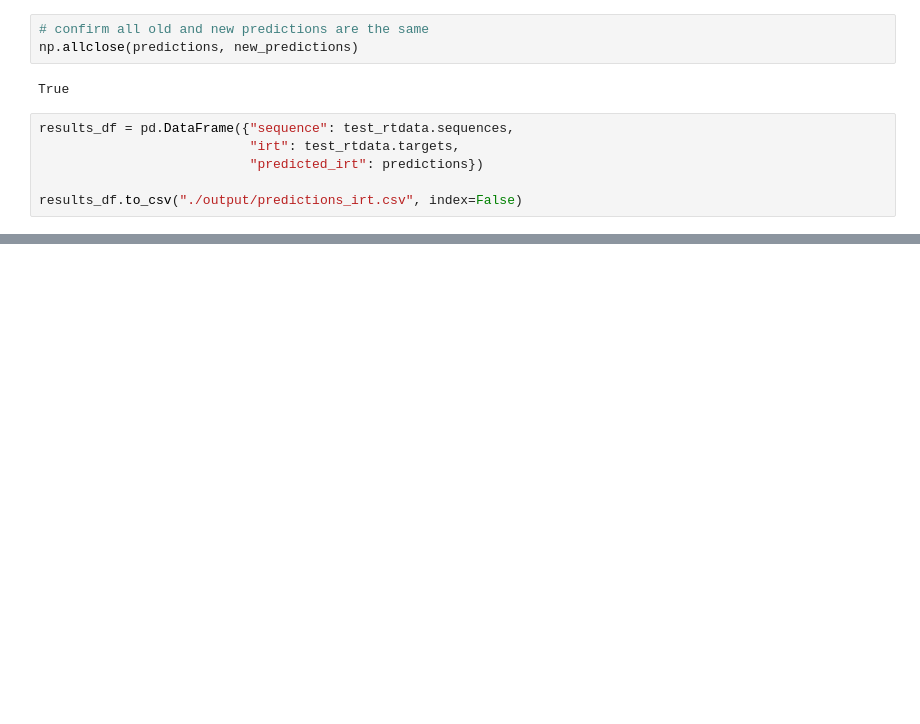
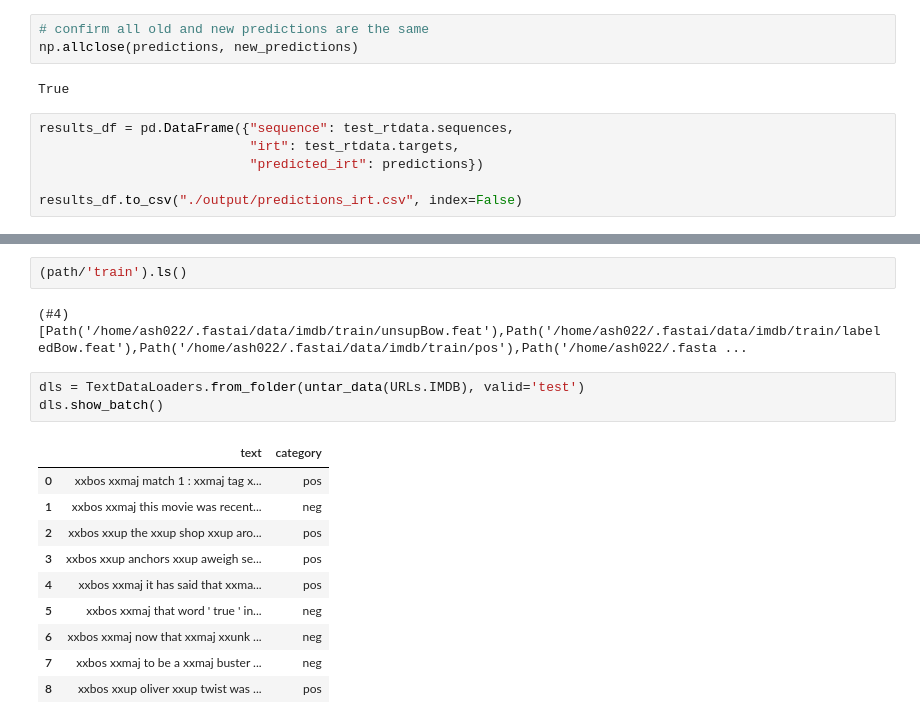
Before and after one commit to wilhelm-lab/dlomix, a Jupyter notebook: notebooks/Example_RTModel_Walkthrough_colab.ipynb, the cells around one changed output, grey strips where cells are left out. Drawn from its saved outputs; the diff is of its cells as text; blank space fills up the shorter version.

```diff
--- a/notebooks/Example_RTModel_Walkthrough_colab.ipynb
+++ b/notebooks/Example_RTModel_Walkthrough_colab.ipynb
@@ -234,0 +238,18 @@ pd.read_csv("./output/predictions_irt.csv")
+# %%
+(path/'train').ls()
+# %% [output]
+(#4) [Path('/home/ash022/.fastai/data/imdb/train/unsupBow.feat'),Path('/home/ash022/.fastai/data/imdb/train/labeledBow.feat'),Path('/home/ash022/.fastai/data/imdb/train/pos'),Path('/home/ash022/.fasta ...
+# %%
+dls = TextDataLoaders.from_folder(untar_data(URLs.IMDB), valid='test')
+dls.show_batch()
+# %% [output]
+|  | text | category |
+| 0 | xxbos xxmaj match 1 : xxmaj tag x... | pos |
+| 1 | xxbos xxmaj this movie was recent... | neg |
+| 2 | xxbos xxup the xxup shop xxup aro... | pos |
+| 3 | xxbos xxup anchors xxup aweigh se... | pos |
+| 4 | xxbos xxmaj it has said that xxma... | pos |
+| 5 | xxbos xxmaj that word ' true ' in... | neg |
+| 6 | xxbos xxmaj now that xxmaj xxunk ... | neg |
+| 7 | xxbos xxmaj to be a xxmaj buster ... | neg |
+| 8 | xxbos xxup oliver xxup twist was ... | pos |
```
Also changed, not shown: parts of 23 cells of this notebook, 12 other files.
